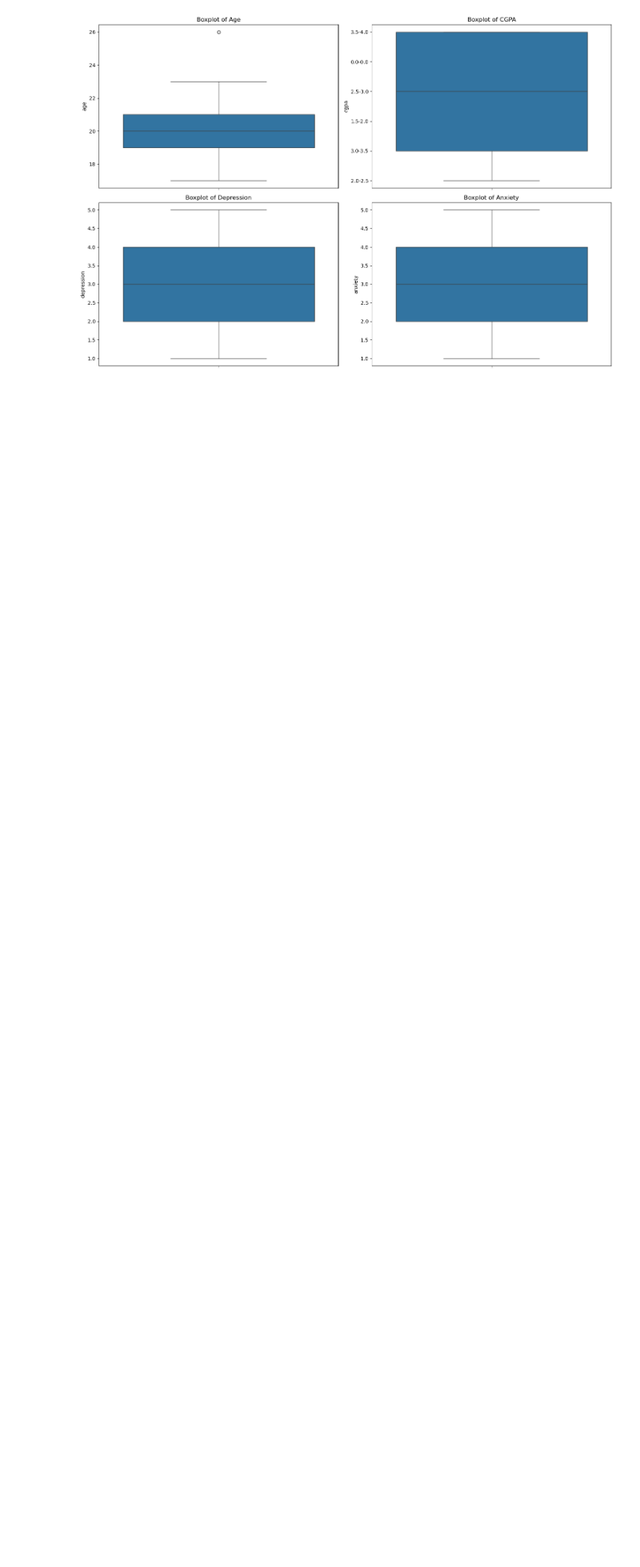
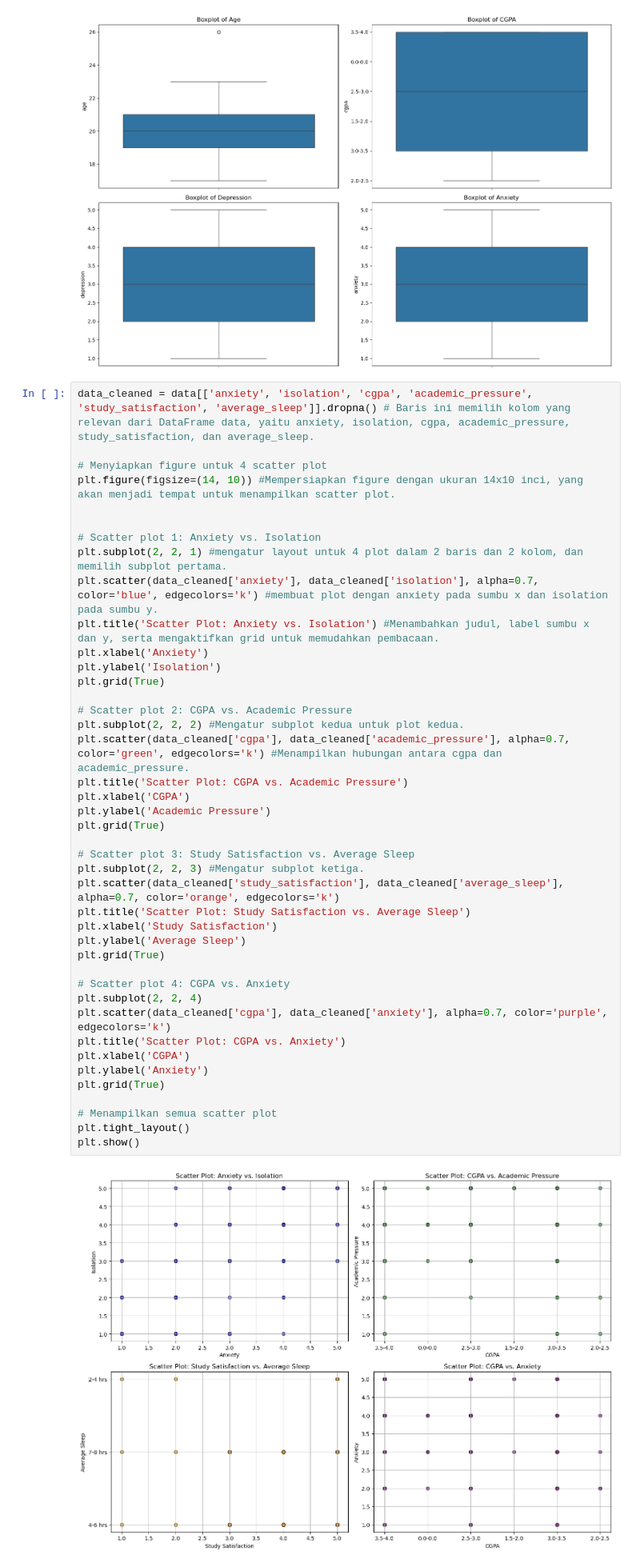
Before and after one commit to sabrinasalva-dev/eksplorasi_data_analysis, a Jupyter notebook: Eksplory_data.ipynb, the cells around one changed output. Shown at 80% size. Drawn from its saved outputs; the diff is of its cells as text; blank space fills up the shorter version.

```diff
--- a/Eksplory_data.ipynb
+++ b/Eksplory_data.ipynb
@@ -364,6 +387,50 @@ plt.tight_layout() #gunakan untuk mengatur tata letak subplot dalam figure.
 plt.show() #digunakan untuk menampilkan semua plot yang telah Anda buat.
 # %% [output]
 [figure]
+# %%
+data_cleaned = data[['anxiety', 'isolation', 'cgpa', 'academic_pressure', 'study_satisfaction', 'average_sleep']].dropna() # Baris ini memilih kolom yang relevan dari DataFrame data, yaitu anxiety, isolation, cgpa, academic_pressure, study_satisfaction, dan average_sleep.
+
+# Menyiapkan figure untuk 4 scatter plot
+plt.figure(figsize=(14, 10)) #Mempersiapkan figure dengan ukuran 14x10 inci, yang akan menjadi tempat untuk menampilkan scatter plot.
+
+
+# Scatter plot 1: Anxiety vs. Isolation
+plt.subplot(2, 2, 1) #mengatur layout untuk 4 plot dalam 2 baris dan 2 kolom, dan memilih subplot pertama.
+plt.scatter(data_cleaned['anxiety'], data_cleaned['isolation'], alpha=0.7, color='blue', edgecolors='k') #membuat plot dengan anxiety pada sumbu x dan isolation pada sumbu y.
+plt.title('Scatter Plot: Anxiety vs. Isolation') #Menambahkan judul, label sumbu x dan y, serta mengaktifkan grid untuk memudahkan pembacaan.
+plt.xlabel('Anxiety')
+plt.ylabel('Isolation')
+plt.grid(True)
+
+# Scatter plot 2: CGPA vs. Academic Pressure
+plt.subplot(2, 2, 2) #Mengatur subplot kedua untuk plot kedua.
+plt.scatter(data_cleaned['cgpa'], data_cleaned['academic_pressure'], alpha=0.7, color='green', edgecolors='k') #Menampilkan hubungan antara cgpa dan academic_pressure.
+plt.title('Scatter Plot: CGPA vs. Academic Pressure')
+plt.xlabel('CGPA')
+plt.ylabel('Academic Pressure')
+plt.grid(True)
+
+# Scatter plot 3: Study Satisfaction vs. Average Sleep
+plt.subplot(2, 2, 3) #Mengatur subplot ketiga.
+plt.scatter(data_cleaned['study_satisfaction'], data_cleaned['average_sleep'], alpha=0.7, color='orange', edgecolors='k')
+plt.title('Scatter Plot: Study Satisfaction vs. Average Sleep')
+plt.xlabel('Study Satisfaction')
+plt.ylabel('Average Sleep')
+plt.grid(True)
+
+# Scatter plot 4: CGPA vs. Anxiety
+plt.subplot(2, 2, 4)
+plt.scatter(data_cleaned['cgpa'], data_cleaned['anxiety'], alpha=0.7, color='purple', edgecolors='k')
+plt.title('Scatter Plot: CGPA vs. Anxiety')
+plt.xlabel('CGPA')
+plt.ylabel('Anxiety')
+plt.grid(True)
+
+# Menampilkan semua scatter plot
+plt.tight_layout()
+plt.show()
+# %% [output]
+[figure, added]
 # %% [markdown]
 10. correlation
 # %%
```
Also changed, not shown: parts of 5 cells of this notebook.
